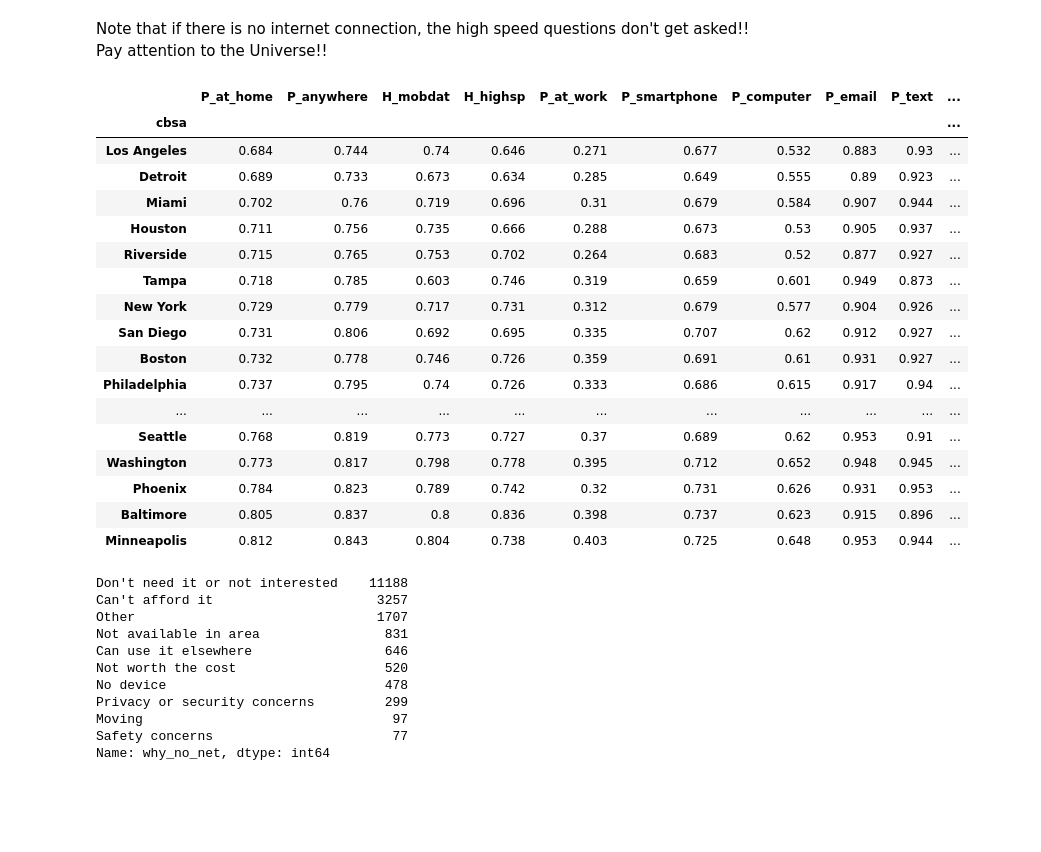
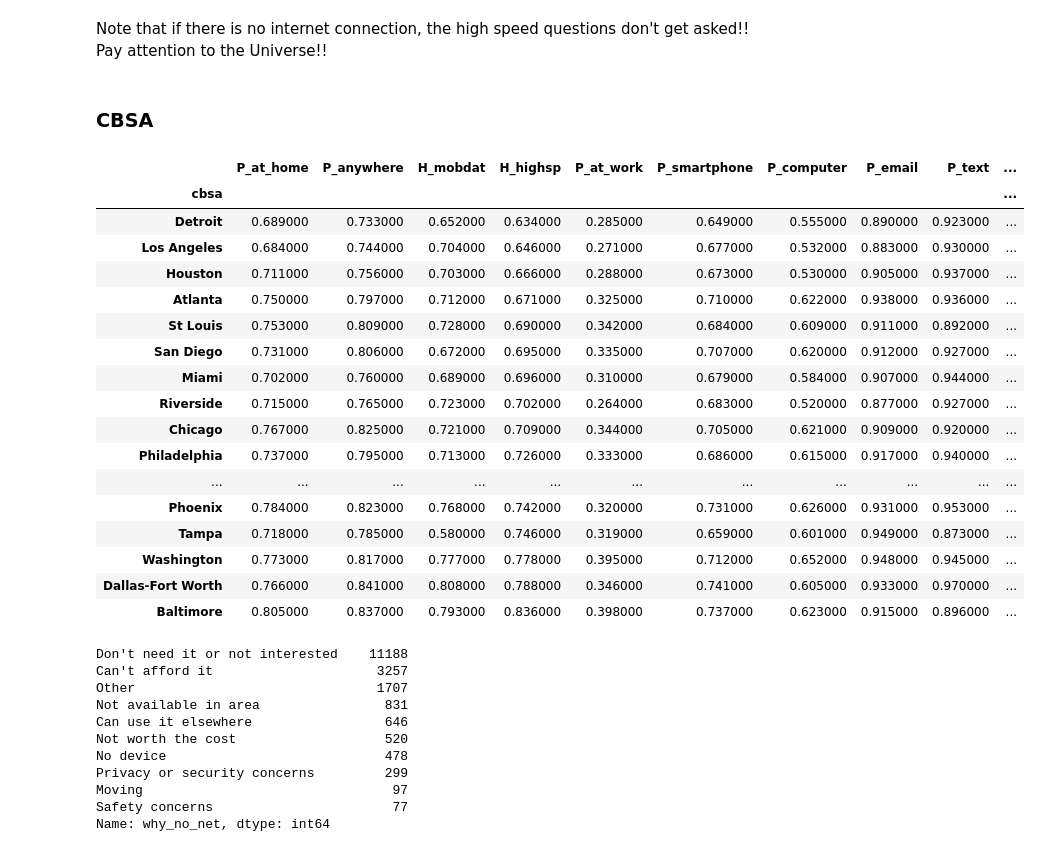
Before and after one commit to JamesSaxon/neighborhood_broadband, a Jupyter notebook: cps.ipynb, the cells around one changed output. Saved outputs shown, nothing was run; the diff lists cells and outputs as text; code cells hidden in the pictures; blank space fills up the shorter version.

Commit message:
before sending to NTIA

```diff
--- a/cps.ipynb
+++ b/cps.ipynb
@@ -39,7 +33,8 @@ So `pwsswgt` is right in this case -- it is not strictly within the used service
 # %%
 cps = pd.read_csv("data/nov19-cps.csv")
+cps.query("pwsswgt > 0")
 
-cps = cps.filter(regex = "^((?!wgt[0-9]).)*$", axis = 1)
+# cps = cps.filter(regex = "^((?!wgt[0-9]).)*$", axis = 1)
 
 ## Construct all the universe, following their cuts.
 cps["isPerson"]      = (cps.prtage >= 3) & (cps.prpertyp != 3)
@@ -83,18 +78,28 @@ cps["H_nonuse_not_available"] = np.where(cps.isHouseholder, cps.heprinoh == 5, n
 cps["H_smartphone"]  = cps.hemphone == 1
 cps["H_computer"]    = (cps.helaptop == 1) | (cps.hedesktp == 1)
 
-## This is NOT how they construct the variable --
-##   they do high speed conditional on internet.
-cps["H_highsp"] = np.where(cps.isHouseholder, cps.hehomte1 == 1, np.nan)
-cps["H_mobdat"] = np.where(cps.isHouseholder, cps.hemobdat == 1, np.nan)
-
-## So to reproduce their numbers, we'd do this (checked!!).
-## cps.query("isHouseholder & (H_anywhere == True)").groupby("state").apply(weighted_mean, w = "hwhhwgt").H_mobdat
-## cps.query("isHouseholder & (H_at_home == True)") .groupby("state").apply(weighted_mean, w = "hwhhwgt").H_highsp
+## NTIA constructs these as high speed conditional on internet,
+##   which I think is less useful than the non-conditional ACS construction,
+##   but we can do this to get their numbers.
+HIGH_SPEED_CONDITIONAL = True
+if HIGH_SPEED_CONDITIONAL:
+    cps["H_highsp"] = np.where(cps.isHouseholder & (cps.H_anywhere == True), cps.hehomte1 == 1, np.nan)
+    cps["H_mobdat"] = np.where(cps.isHouseholder & (cps.H_at_home  == True), cps.hemobdat == 1, np.nan)
+else:
+    cps["H_highsp"] = np.where(cps.isHouseholder, cps.hehomte1 == 1, np.nan)
+    cps["H_mobdat"] = np.where(cps.isHouseholder, cps.hemobdat == 1, np.nan)
 # %% [markdown]
 ### Lots of contortions to get Census places.
 # %% [markdown]
 Start with states, so we can check against "official" sources.
+# %%
+import psycopg2
+from netrc import netrc
+
+user, acct, passwd = netrc().authenticators("harris")
+
+cen_con = psycopg2.connect(database = "census", user = user, password = passwd,
+                           host = "localhost", port = 5432)
 # %%
 fips = pd.read_sql("SELECT fips, name FROM states;", index_col = "fips", con = cen_con).name.to_dict()
 cps["state"] = cps.gestfips.replace(fips)
@@ -258,27 +296,29 @@ sf.query("heinhome == 1").hwhhwgt.sum() / sf.query("heinhome > 0").hwhhwgt.sum()
 0.6602834922747424
 # %% [markdown]
 Note that if there is no internet connection, the high speed questions don't get asked!!  Pay attention to the Universe!!
+# %% [markdown]
+### CBSA
 # %%
-access(cps_cbsa, "cbsa").style.background_gradient(cmap = "viridis", axis = 0)
+access(cps_cbsa, "cbsa").sort_values("H_highsp").style.background_gradient(cmap = "viridis", axis = 0)
 # %% [output]
 |  | P_at_home | P_anywhere | H_mobdat | H_highsp | P_at_work | P_smartphone | P_computer | P_email | P_text | ... |
 | cbsa |  |  |  |  |  |  |  |  |  | ... |
-| Los Angeles | 0.684 | 0.744 | 0.74 | 0.646 | 0.271 | 0.677 | 0.532 | 0.883 | 0.93 | ... |
-| Detroit | 0.689 | 0.733 | 0.673 | 0.634 | 0.285 | 0.649 | 0.555 | 0.89 | 0.923 | ... |
-| Miami | 0.702 | 0.76 | 0.719 | 0.696 | 0.31 | 0.679 | 0.584 | 0.907 | 0.944 | ... |
-| Houston | 0.711 | 0.756 | 0.735 | 0.666 | 0.288 | 0.673 | 0.53 | 0.905 | 0.937 | ... |
-| Riverside | 0.715 | 0.765 | 0.753 | 0.702 | 0.264 | 0.683 | 0.52 | 0.877 | 0.927 | ... |
-| Tampa | 0.718 | 0.785 | 0.603 | 0.746 | 0.319 | 0.659 | 0.601 | 0.949 | 0.873 | ... |
-| New York | 0.729 | 0.779 | 0.717 | 0.731 | 0.312 | 0.679 | 0.577 | 0.904 | 0.926 | ... |
-| San Diego | 0.731 | 0.806 | 0.692 | 0.695 | 0.335 | 0.707 | 0.62 | 0.912 | 0.927 | ... |
-| Boston | 0.732 | 0.778 | 0.746 | 0.726 | 0.359 | 0.691 | 0.61 | 0.931 | 0.927 | ... |
-| Philadelphia | 0.737 | 0.795 | 0.74 | 0.726 | 0.333 | 0.686 | 0.615 | 0.917 | 0.94 | ... |
+| Detroit | 0.689000 | 0.733000 | 0.652000 | 0.634000 | 0.285000 | 0.649000 | 0.555000 | 0.890000 | 0.923000 | ... |
+| Los Angeles | 0.684000 | 0.744000 | 0.704000 | 0.646000 | 0.271000 | 0.677000 | 0.532000 | 0.883000 | 0.930000 | ... |
+| Houston | 0.711000 | 0.756000 | 0.703000 | 0.666000 | 0.288000 | 0.673000 | 0.530000 | 0.905000 | 0.937000 | ... |
+| Atlanta | 0.750000 | 0.797000 | 0.712000 | 0.671000 | 0.325000 | 0.710000 | 0.622000 | 0.938000 | 0.936000 | ... |
+| St Louis | 0.753000 | 0.809000 | 0.728000 | 0.690000 | 0.342000 | 0.684000 | 0.609000 | 0.911000 | 0.892000 | ... |
+| San Diego | 0.731000 | 0.806000 | 0.672000 | 0.695000 | 0.335000 | 0.707000 | 0.620000 | 0.912000 | 0.927000 | ... |
+| Miami | 0.702000 | 0.760000 | 0.689000 | 0.696000 | 0.310000 | 0.679000 | 0.584000 | 0.907000 | 0.944000 | ... |
+| Riverside | 0.715000 | 0.765000 | 0.723000 | 0.702000 | 0.264000 | 0.683000 | 0.520000 | 0.877000 | 0.927000 | ... |
+| Chicago | 0.767000 | 0.825000 | 0.721000 | 0.709000 | 0.344000 | 0.705000 | 0.621000 | 0.909000 | 0.920000 | ... |
+| Philadelphia | 0.737000 | 0.795000 | 0.713000 | 0.726000 | 0.333000 | 0.686000 | 0.615000 | 0.917000 | 0.940000 | ... |
 | ... | ... | ... | ... | ... | ... | ... | ... | ... | ... | ... |
-| Seattle | 0.768 | 0.819 | 0.773 | 0.727 | 0.37 | 0.689 | 0.62 | 0.953 | 0.91 | ... |
-| Washington | 0.773 | 0.817 | 0.798 | 0.778 | 0.395 | 0.712 | 0.652 | 0.948 | 0.945 | ... |
-| Phoenix | 0.784 | 0.823 | 0.789 | 0.742 | 0.32 | 0.731 | 0.626 | 0.931 | 0.953 | ... |
-| Baltimore | 0.805 | 0.837 | 0.8 | 0.836 | 0.398 | 0.737 | 0.623 | 0.915 | 0.896 | ... |
-| Minneapolis | 0.812 | 0.843 | 0.804 | 0.738 | 0.403 | 0.725 | 0.648 | 0.953 | 0.944 | ... |
+| Phoenix | 0.784000 | 0.823000 | 0.768000 | 0.742000 | 0.320000 | 0.731000 | 0.626000 | 0.931000 | 0.953000 | ... |
+| Tampa | 0.718000 | 0.785000 | 0.580000 | 0.746000 | 0.319000 | 0.659000 | 0.601000 | 0.949000 | 0.873000 | ... |
+| Washington | 0.773000 | 0.817000 | 0.777000 | 0.778000 | 0.395000 | 0.712000 | 0.652000 | 0.948000 | 0.945000 | ... |
+| Dallas-Fort Worth | 0.766000 | 0.841000 | 0.808000 | 0.788000 | 0.346000 | 0.741000 | 0.605000 | 0.933000 | 0.970000 | ... |
+| Baltimore | 0.805000 | 0.837000 | 0.793000 | 0.836000 | 0.398000 | 0.737000 | 0.623000 | 0.915000 | 0.896000 | ... |
 # %%
 why_no_net = {
   1  : "Don't need it or not interested",
```
Also changed, not shown: parts of 16 cells of this notebook.
